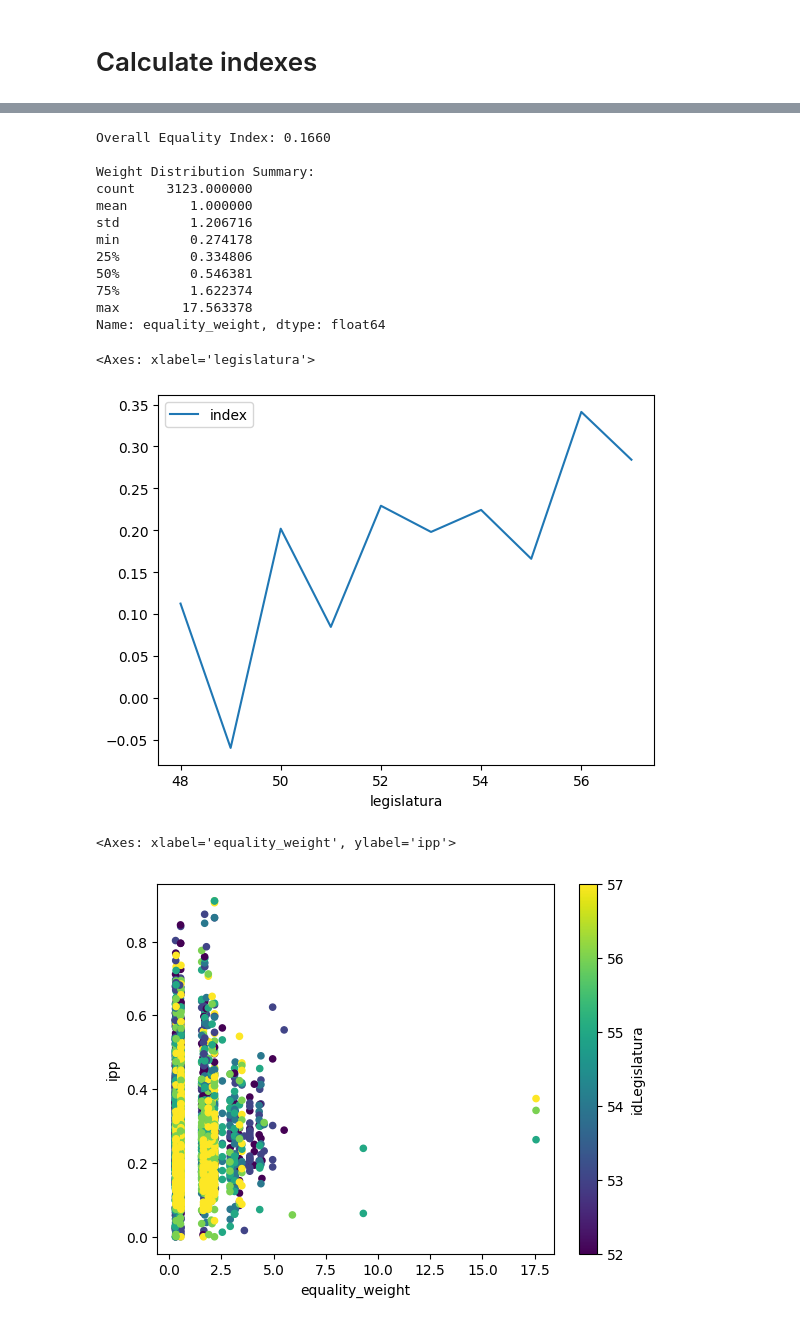
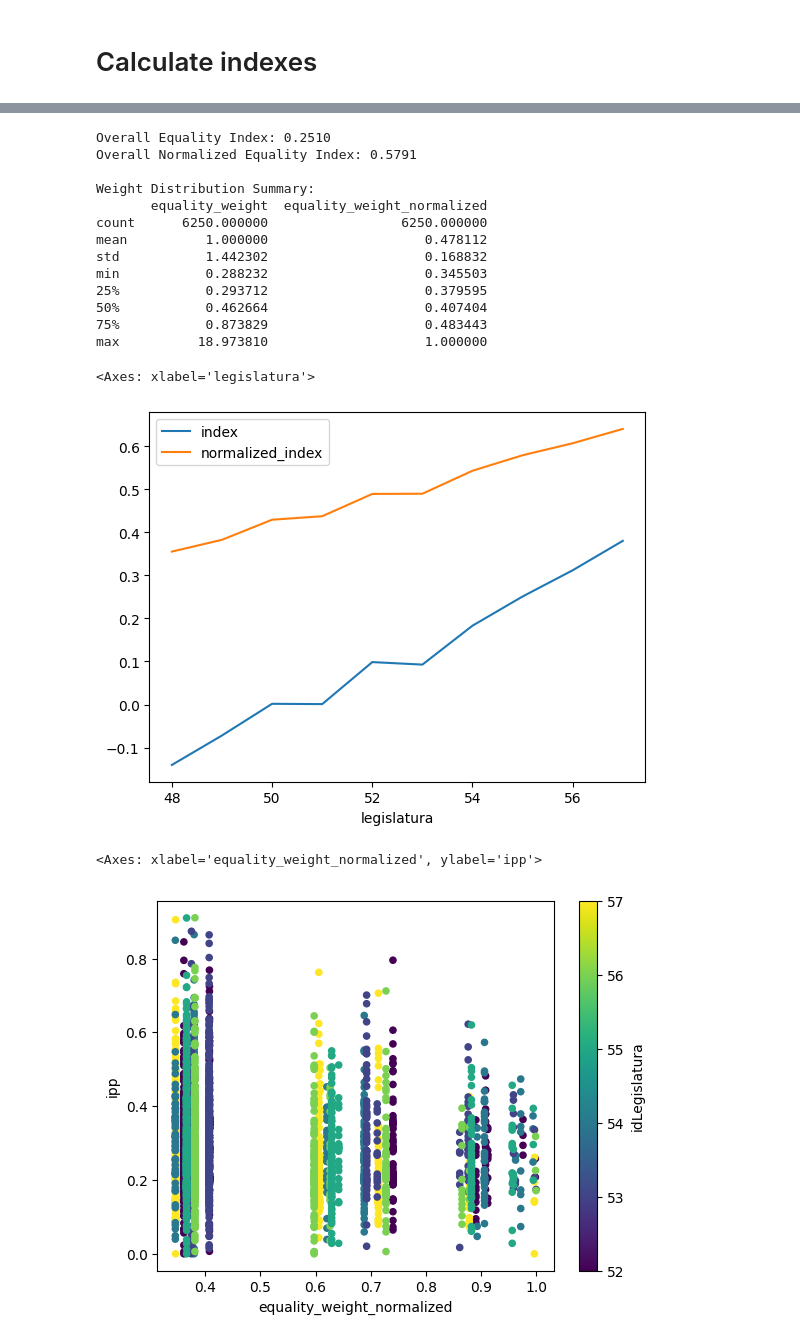
Before and after one commit to AcacioTelechi/redem-index, a Jupyter notebook: indices_calculation.ipynb, the cells around one changed output, grey strips where cells are left out. Drawn from its saved outputs; the diff is of its cells as text; code cells hidden in the pictures.

Commit message:
feat: update indices calculation notebook with enhanced data loading, race integration, and new output files for analysis

```diff
--- a/indices_calculation.ipynb
+++ b/indices_calculation.ipynb
@@ -15,0 +7,18 @@ df_tse_candidatos["cpf"] = df_tse_candidatos["cpf"].astype(str).str.zfill(11)
+# %%
+df_parls_raw = pd.read_csv(
+    "./data/df_parlamentares_por_legislatura.csv",
+)
+
+legislaturas = df_parls_raw["idLegislatura"].unique()
+
+# parlamentares únicos por legislatura
+df_parls_raw = df_parls_raw[['id', 'idLegislatura']].drop_duplicates()
+
+df_parl_detalhes = pd.read_csv(
+    "./data/df_parl_detalhes.csv", index_col=0, dtype={"cpf": str}
+)
+
+df_parls_raw = df_parls_raw.merge(df_parl_detalhes, left_on="id", right_on="id", how="left")
+
+df_parls_raw["cpf"] = df_parls_raw["cpf"].astype(str).str.zfill(11)
+df_parls_raw.groupby("idLegislatura").size()
@@ -23,0 +45,5 @@ df_parls_raw_with_race= df_parls_raw.merge(df_tse_candidatos, on="cpf", how="lef
+# %%
+df_parls_raw_with_race = df_parls_raw.merge(
+    df_tse_candidatos.drop_duplicates(subset="cpf", keep="last"), on="cpf", how="left" # TODO, estou mantendo apenas o último registro...
+)
+df_parls_raw_with_race.groupby("idLegislatura").size()
@@ -31,7 +70,7 @@ df_parls = df_parls.join(pd.get_dummies(df_parls["sexo"]))
 df_parls = df_parls.join(pd.get_dummies(df_parls["escolaridade"]))
 df_parls = df_parls.join(pd.get_dummies(df_parls_raw_with_race["raca"]))
 
-df_parls.set_index(["id", "ultimoStatus.idLegislatura"], inplace=True)
+df_parls.set_index(["id", "idLegislatura"], inplace=True)
 
 
 ## Define your population proportions
@@ -75,52 +136,61 @@ for legislatura in legislaturas:
 
     # Calculate equality index
     calculator = EqualityIndexCalculator()
-    df_calc = calculator.calculate(df_legislatura, population_proportions)
+    df_calc = calculator.calculate(
+        df_legislatura,
+        population_proportions,
+        normalization_method="gini_based",
+        weight_normalization_method="z_score",
+    )
 
     df_with_equality = pd.concat([df_with_equality, df_calc])
 
     aggeregated_index.append(
-        {"legislatura": legislatura, "index": calculator.adjustment_index}
+        {
+            "legislatura": legislatura,
+            "index": calculator.adjustment_index,
+            "normalized_index": calculator.normalized_index,
+        }
     )
 
-# # Save results
-# df_with_equality.to_csv('./outputs/df_equality_index.csv')
 
 # Print adjustment index
 print(f"Overall Equality Index: {calculator.adjustment_index:.4f}")
+print(f"Overall Normalized Equality Index: {calculator.normalized_index:.4f}")
 
 # Analyze weights distribution
 print("\nWeight Distribution Summary:")
-print(df_with_equality["equality_weight"].describe())
+print(df_with_equality[["equality_weight", "equality_weight_normalized"]].describe())
 # %% [output]
-Overall Equality Index: 0.1660
+Overall Equality Index: 0.2510
+Overall Normalized Equality Index: 0.5791
 
 Weight Distribution Summary:
-count    3123.000000
-mean        1.000000
-std         1.206716
-min         0.274178
-25%         0.334806
-50%         0.546381
-75%         1.622374
-max        17.563378
-Name: equality_weight, dtype: float64
+       equality_weight  equality_weight_normalized
+count      6250.000000                 6250.000000
+mean          1.000000                    0.478112
+std           1.442302                    0.168832
+min           0.288232                    0.345503
+25%           0.293712                    0.379595
+50%           0.462664                    0.407404
+75%           0.873829                    0.483443
+max          18.973810                    1.000000
 # %%
 pd.DataFrame(sorted(aggeregated_index, key=lambda x: x["legislatura"])).plot(
-    x="legislatura", y="index", kind="line"
+    x="legislatura", y=["index", "normalized_index"], kind="line"
 )
 # %% [output]
 <Axes: xlabel='legislatura'>
-[figure, old version]
+[figure, new version]
 # %%
 df_joined = df_with_ipp.join(df_with_equality)
 # %%
 # df_joined.loc[pd.IndexSlice[:, 57], :].reset_index().plot.scatter(
 #     x="equality_weight", y="ipp", c="idLegislatura", cmap="viridis"
 # )
 df_joined.reset_index().plot.scatter(
-    x="equality_weight", y="ipp", c="idLegislatura", cmap="viridis"
+    x="equality_weight_normalized", y="ipp", c="idLegislatura", cmap="viridis"
 )
 # %% [output]
-<Axes: xlabel='equality_weight', ylabel='ipp'>
+<Axes: xlabel='equality_weight_normalized', ylabel='ipp'>
-[figure, old version]
+[figure, new version]
```
Also changed, not shown: parts of 21 cells of this notebook, 2 other files.
